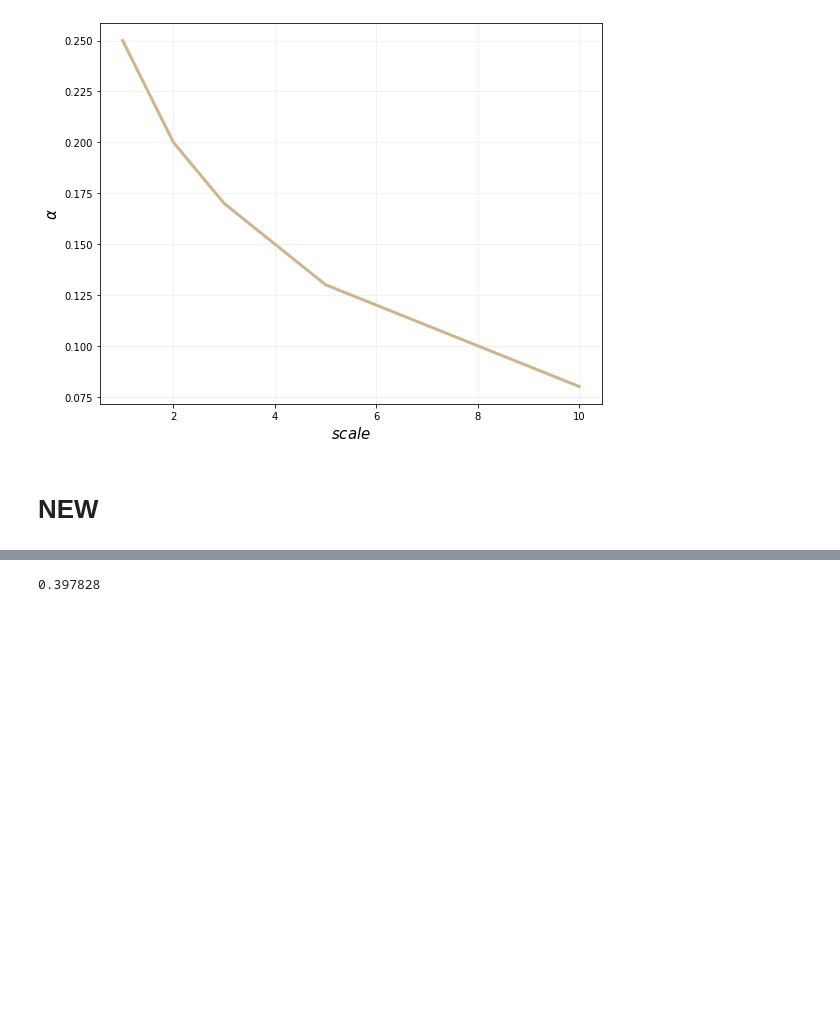
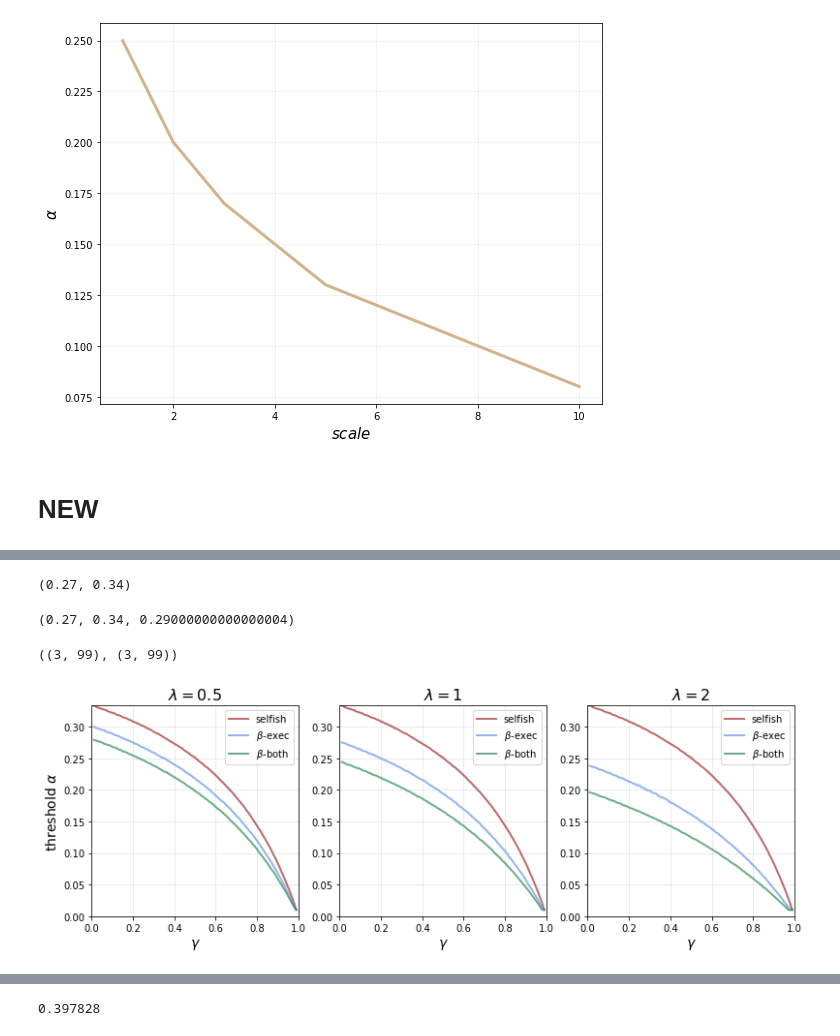
Before and after one commit to michaelneuder/opportunistic-mining, a Jupyter notebook: fusion-mining.ipynb, the cells around one changed output, grey strips where cells are left out. Drawn from its saved outputs; the diff is of its cells as text; code cells hidden in the pictures; blank space fills up the shorter version.

```diff
--- a/fusion-mining.ipynb
+++ b/fusion-mining.ipynb
@@ -340,0 +325,4 @@ plt.show()
+# %%
+np.min(alphas[np.array(fusionrs) - alphas > 0]), np.min(alphas[np.array(selfishs) - alphas > 0]),
+# %% [output]
+(0.27, 0.34)
@@ -340,0 +332,9 @@ plt.show()
+# %%
+compToHonest(fusionrs), compToHonest(selfishs), compToHonest(betarews)
+# %% [output]
+(0.27, 0.34, 0.29000000000000004)
+# %%
+def selfishRewardGamma(a, gamma):
+    num = a * np.power(1-a, 2) * (4*a + gamma*(1-2*a)) - np.power(a,3)
+    den = 1 - a * (1 + (2-a)*a)
+    return num/den
@@ -340,0 +365,46 @@ plt.show()
+# %%
+scales = [0.5, 1, 2]
+gammas = np.arange(0.01, 1, 0.01)
+alphas = np.arange(0.01, 0.50, 0.001)
+betas = np.arange(0.01, 5.01, 0.01)
+execRes = []
+for scale in scales:
+    temp = []
+    for g in tqdm(gammas):
+        for a in alphas:
+            rews = paperRewards(a, g, betas)
+            bestBeta = betas[np.argmax(rews)]
+            if calcTotalRewardGamma(a, bestBeta, g, scale=scale) > a:
+                temp.append(a)
+                break
+    execRes.append(temp)
+execRes = np.array(execRes)
+# %%
+execRes.shape, fusionRes.shape
+# %% [output]
+((3, 99), (3, 99))
+# %%
+f, axarr = plt.subplots(ncols=3, figsize=(13,4))
+
+for i in range(3):
+    axarr[i].plot(gammas, selfishRes, color='brown', linewidth=2, alpha=0.7, label='selfish')
+    axarr[i].plot(gammas, execRes[i], color='cornflowerblue', linewidth=2, alpha=0.7, label=r'$\beta$-exec')
+    axarr[i].plot(gammas, fusionRes[i], color='seagreen', linewidth=2, alpha=0.7, label=r'$\beta$-both')
+
+for ax in axarr:
+    ax.legend()
+    ax.grid(alpha=0.3)
+    ax.set_xlabel(r'$\gamma$', size=14)
+    ax.set_xlim(0,1)
+    ax.set_ylim(0,1/3)
+axarr[0].set_ylabel(r'threshold $\alpha$', size=14)
+
+axarr[0].set_title(r'$\lambda=0.5$', size=16)
+axarr[1].set_title(r'$\lambda=1$', size=16)
+axarr[2].set_title(r'$\lambda=2$', size=16)
+
+plt.savefig('out.png', dpi=400, bbox_inches='tight', facecolor='white')
+
+plt.show()
+# %% [output]
+[figure, added]
```
Also changed, not shown: parts of 9 cells of this notebook.
